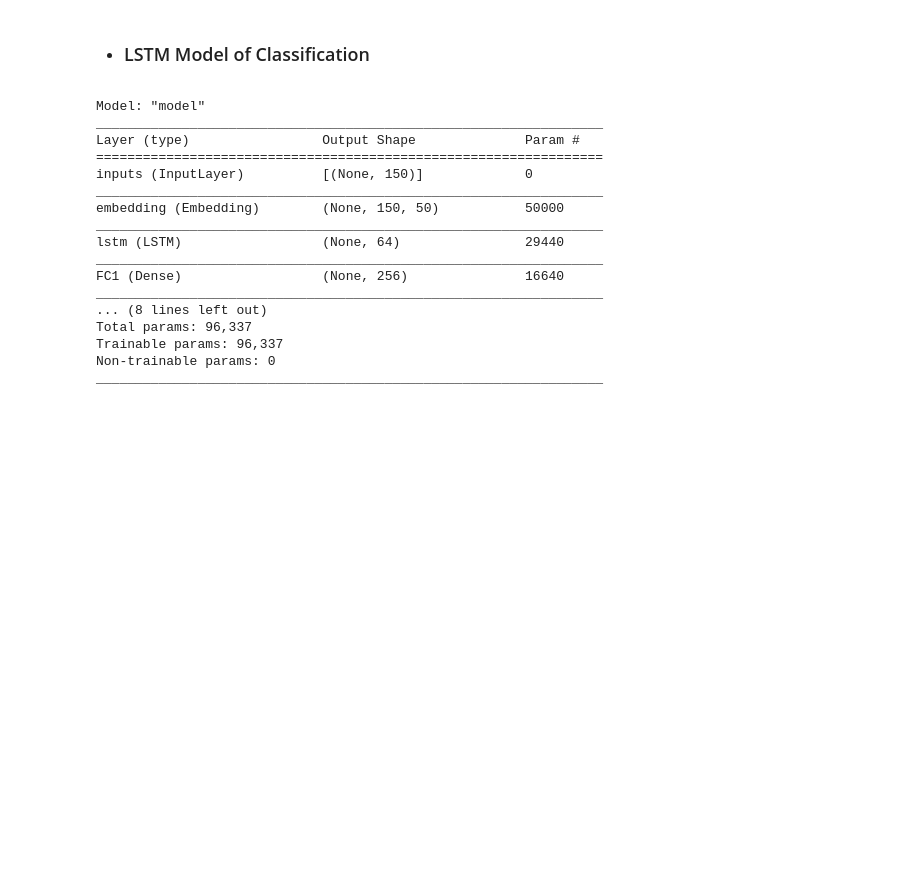
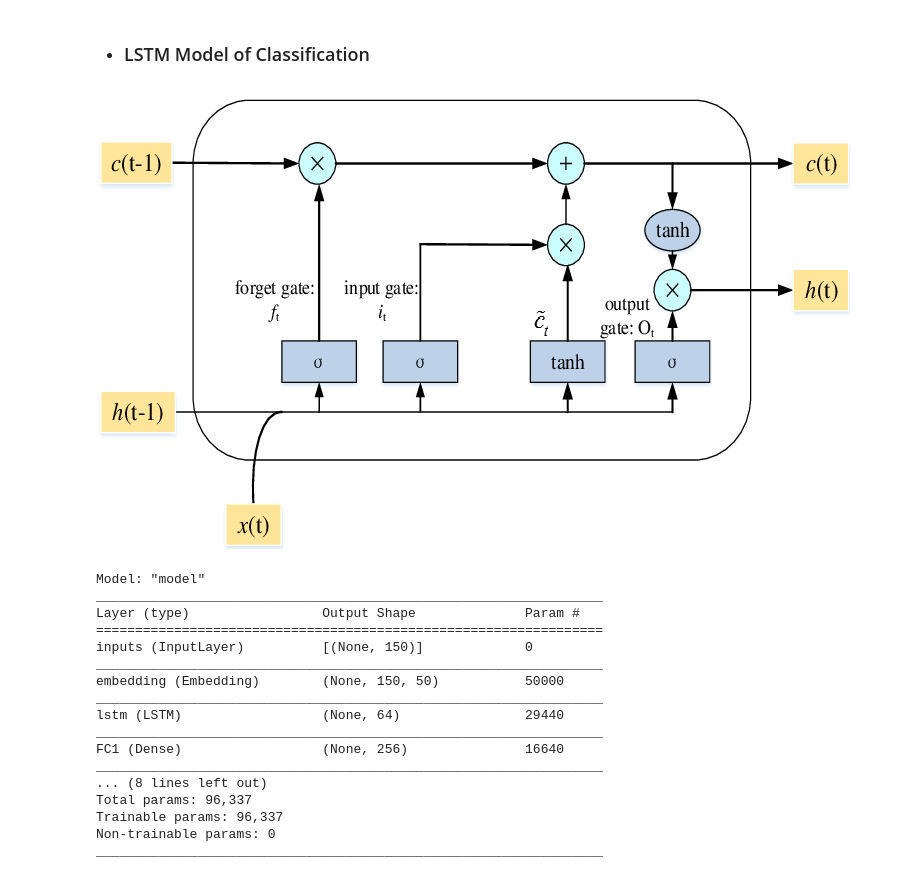
Before and after one commit to ShubhiKhanna/Fake-News, a Jupyter notebook: Fake_News_Detection (Binary).ipynb, the cells around one changed output. Drawn from its saved outputs; the diff is of its cells as text; code cells hidden in the pictures; blank space fills up the shorter version.

```diff
--- a/Fake_News_Detection (Binary).ipynb
+++ b/Fake_News_Detection (Binary).ipynb
@@ -464,5 +447,10 @@ weighted avg       0.63      0.63      0.61      2551
 # %% [markdown]
 * ### LSTM Model of Classification
+# %%
+from IPython.display import Image
+Image("lstm.png")
+# %% [output]
+[figure, added]
 # %%
 # LSTM Model
 import pandas as pd
```
Also changed, not shown: parts of 17 cells of this notebook.
